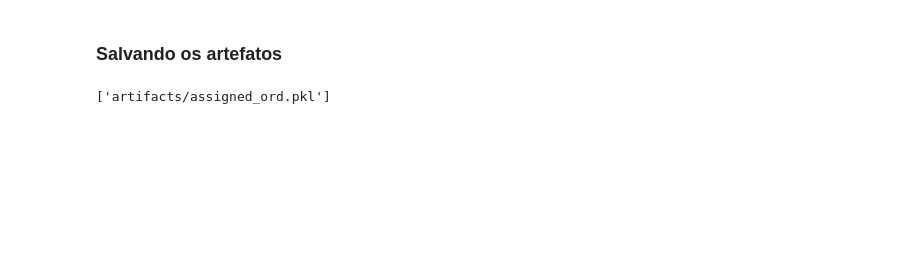
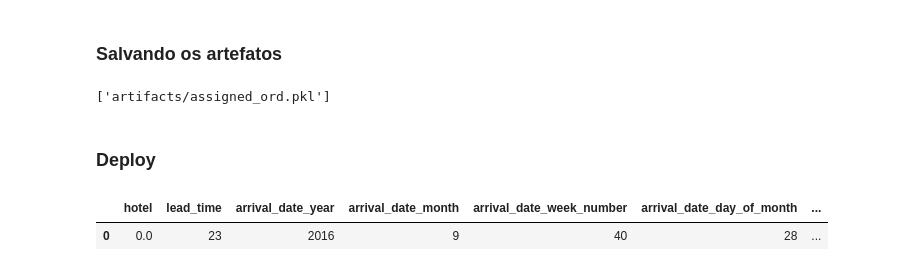
Before and after one commit to lmonferrari/mlops_manual, a Jupyter notebook: 01.ipynb, the cells around one changed output. Drawn from its saved outputs; the diff is of its cells as text; code cells hidden in the pictures; blank space fills up the shorter version.

Commit message:
inicial de deploy no proprio notebook

```diff
--- a/01.ipynb
+++ b/01.ipynb
@@ -435,3 +437,5 @@ joblib.dump(assigned_ord, "artifacts/assigned_ord.pkl")
 ['artifacts/assigned_ord.pkl']
 # %%
 model.save("artifacts/model_1.h5")
+# %% [markdown]
+### Deploy
@@ -437,0 +489,6 @@ model.save("artifacts/model_1.h5")
+# %%
+novos_dados_df = pd.DataFrame(novos_dados)
+novos_dados_df
+# %% [output]
+|  | hotel | lead_time | arrival_date_year | arrival_date_month | arrival_date_week_number | arrival_date_day_of_month | ... |
+| 0 | 0.0 | 23 | 2016 | 9 | 40 | 28 | ... |
```
Also changed, not shown: parts of 8 cells of this notebook.
